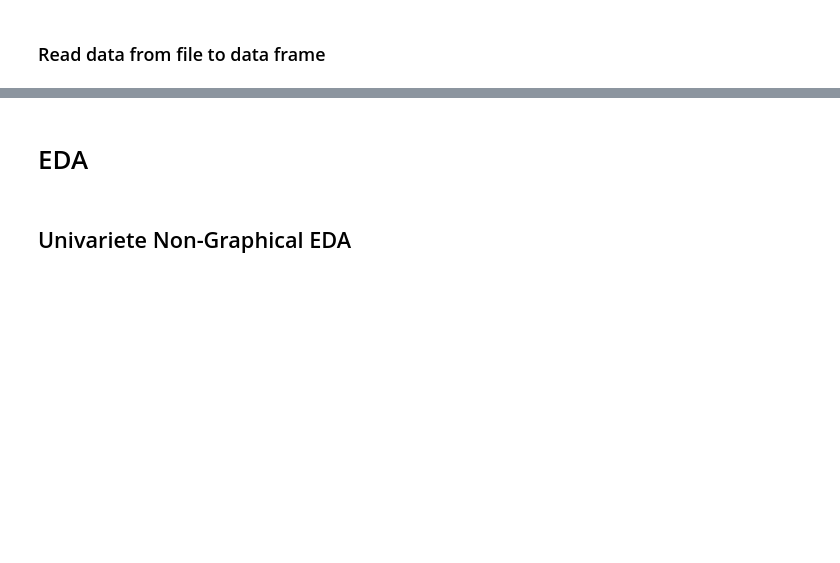
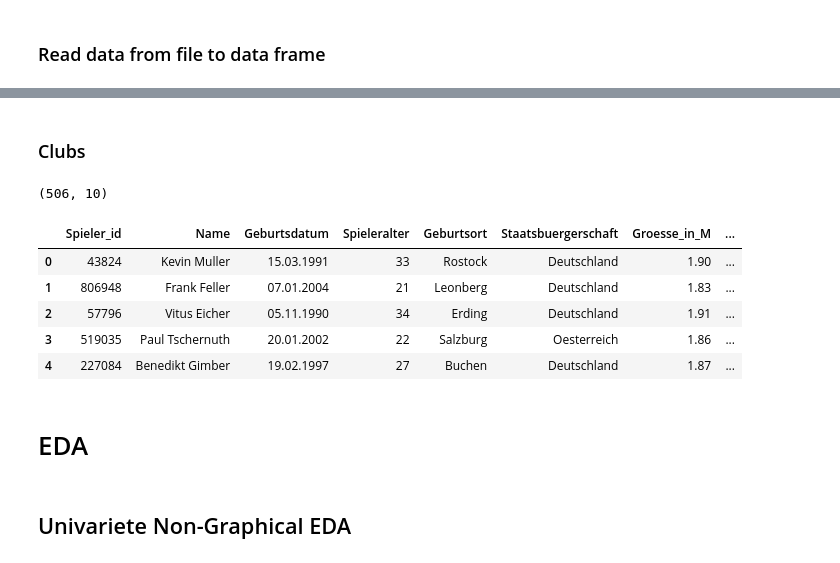
Before and after one commit to loretyan/ProjectDataAnalytics, a Jupyter notebook: Bundesliga.ipynb, the cells around one changed output, grey strips where cells are left out. Drawn from its saved outputs; the diff is of its cells as text; code cells hidden in the pictures; blank space fills up the shorter version.

```diff
--- a/Bundesliga.ipynb
+++ b/Bundesliga.ipynb
@@ -549,3 +591,31 @@ metrics_scaled = scaler.fit_transform(metrics_for_clustering)
+# %% [markdown]
+### Clubs
+# %%
+df = pd.read_csv('spieler_profil.csv',
+                  sep=';',
+                  encoding='utf-8')[['Vereinsname', 'Spieler_id', 'Name', 'Geburtsdatum', 'Spieleralter', 'Geburtsort', 'Staatsbuergerschaft', 'Groesse_in_M', 'Position', 'Fuss']]
+
+
+spieler_df = df[['Spieler_id',
+                 'Name',
+                 'Geburtsdatum',
+                 'Spieleralter',
+                 'Geburtsort',
+                 'Staatsbuergerschaft',
+                 'Groesse_in_M',
+                 'Position',
+                 'Fuss',
+                 'Vereinsname']]
+print(spieler_df.shape)
+spieler_df.head(5)
+# %% [output]
+(506, 10)
+|  | Spieler_id | Name | Geburtsdatum | Spieleralter | Geburtsort | Staatsbuergerschaft | Groesse_in_M | ... |
+| 0 | 43824 | Kevin Muller | 15.03.1991 | 33 | Rostock | Deutschland | 1.90 | ... |
+| 1 | 806948 | Frank Feller | 07.01.2004 | 21 | Leonberg | Deutschland | 1.83 | ... |
+| 2 | 57796 | Vitus Eicher | 05.11.1990 | 34 | Erding | Deutschland | 1.91 | ... |
+| 3 | 519035 | Paul Tschernuth | 20.01.2002 | 22 | Salzburg | Oesterreich | 1.86 | ... |
+| 4 | 227084 | Benedikt Gimber | 19.02.1997 | 27 | Buchen | Deutschland | 1.87 | ... |
 # %% [markdown]
 # EDA
 # %% [markdown]
```
Also changed, not shown: parts of 7 cells of this notebook.
